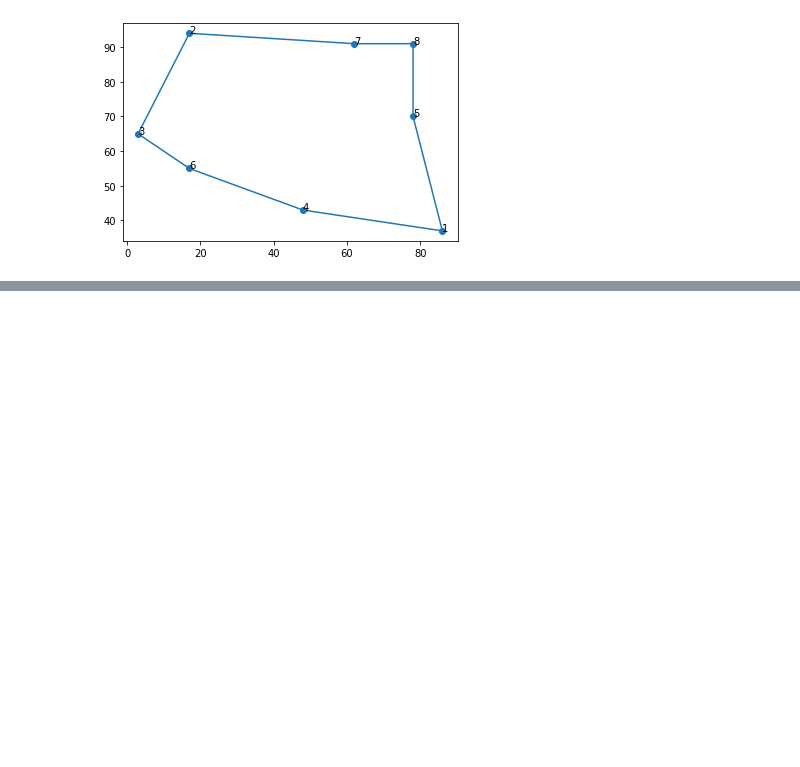
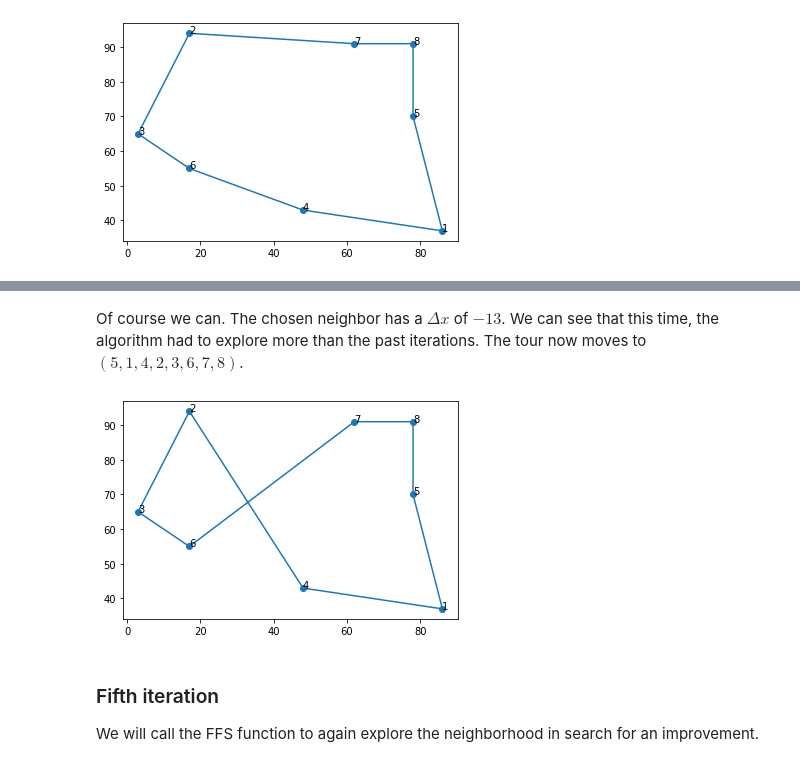
Before and after one commit to netotz/optimization, a Jupyter notebook: tsp/local_search/homework4.ipynb, the cells around one changed output, grey strips where cells are left out. Saved outputs shown, nothing was run; the diff lists cells and outputs as text; code cells hidden in the pictures; blank space fills up the shorter version.

```diff
--- a/tsp/local_search/homework4.ipynb
+++ b/tsp/local_search/homework4.ipynb
@@ -293,0 +390,11 @@ plot_tour()
+# %% [markdown]
+Of course we can. The chosen neighbor has a $\Delta x$ of $-13$. We can see that this time, the algorithm had to explore more than the past iterations. The tour now moves to $(5, 1, 4, 2, 3, 6, 7, 8)$.
+# %%
+tour = [5, 1, 4, 2, 3, 6, 7, 8]
+plot_tour()
+# %% [output]
+[figure, added]
+# %% [markdown]
+### Fifth iteration
+
+We will call the FFS function to again explore the neighborhood in search for an improvement.
```
Also changed, not shown: parts of 28 cells of this notebook.
